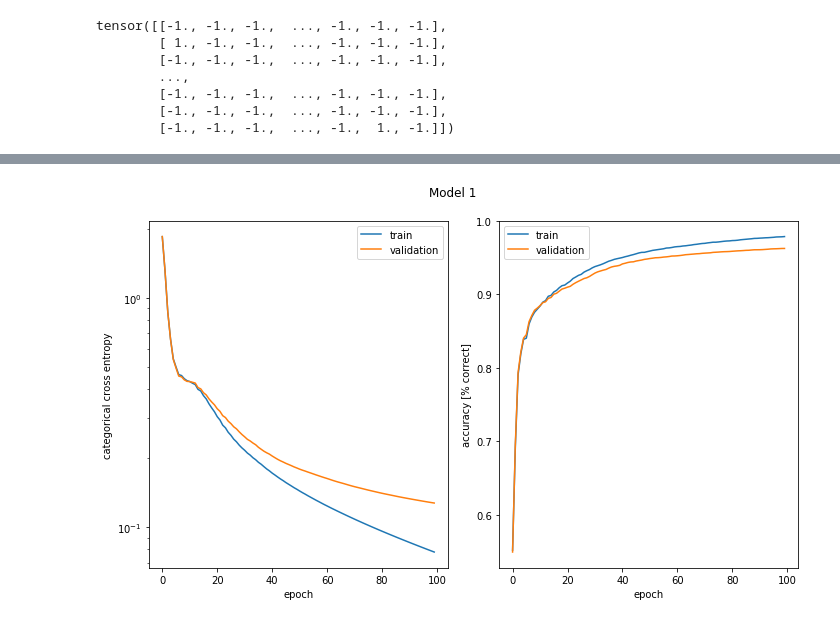
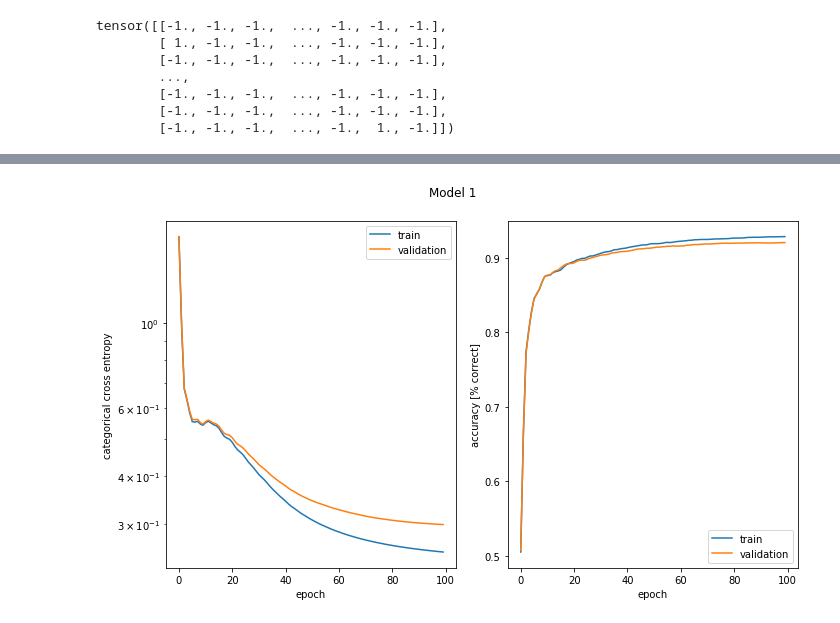
Before and after one commit to mumcuyan/dl-framework, a Jupyter notebook: test_mnist_v2.ipynb, the cells around one changed output, grey strips where cells are left out. Saved outputs shown, nothing was run; the diff lists cells and outputs as text; code cells hidden in the pictures.

```diff
--- a/test_mnist_v2.ipynb
+++ b/test_mnist_v2.ipynb
@@ -254,4 +55,4 @@ torch.Size([60000, 784])  --  torch.Size([60000, 10])
 # %%
-model1, train1 = default_net_1(train_input, train_target, num_of_neurons=(784, 500, 10), activation='relu', lr=0.1, momentum_coef=0.9, weight_decay=0.2, p_dropout=0.0, num_of_epochs=100, val_split=0.5, verbose=0)
+model1, train1 = default_net(train_input, train_target, num_of_hidden_layers=0, loss='ce', num_of_neurons=(784, 10), activation='relu', lr=0.1, momentum_coef=0.9, weight_decay=0.2, p_dropout=0.0, num_of_epochs=100, val_split=0.5, verbose=0)
 test1 = model1.evaluate(test_input, test_target, return_pred=True)
 # %% [output]
@@ -354,8 +151,8 @@ key: val_acc -- value: 0.8846666812896729
 ... (88 outputs left out)
 # %%
-plot_v2(train1, title="Model 1")
+plot_report(train1, title="Model 1")
 # %% [output]
-[figure, old version]
+[figure, new version]
 # %%
 test1
 # %% [output]
```
Also changed, not shown: parts of 21 cells of this notebook.
